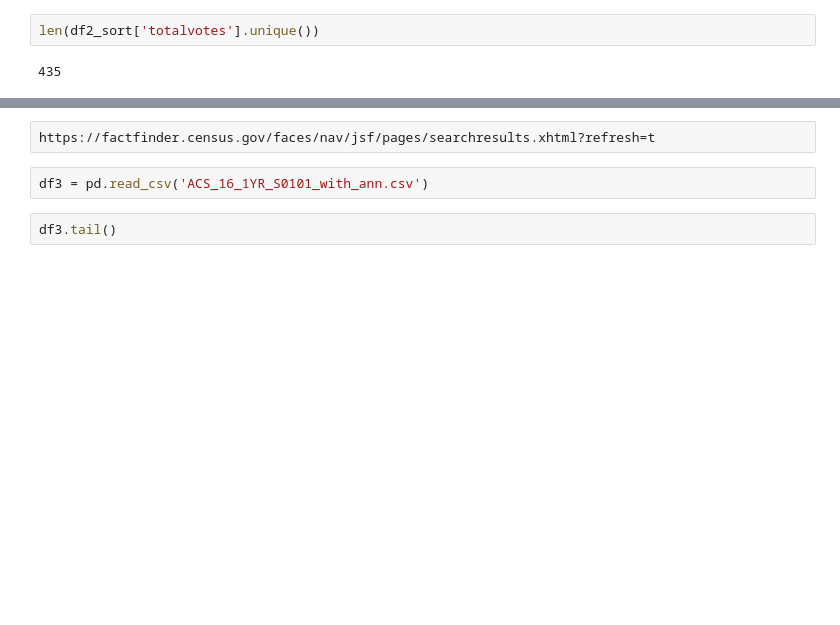
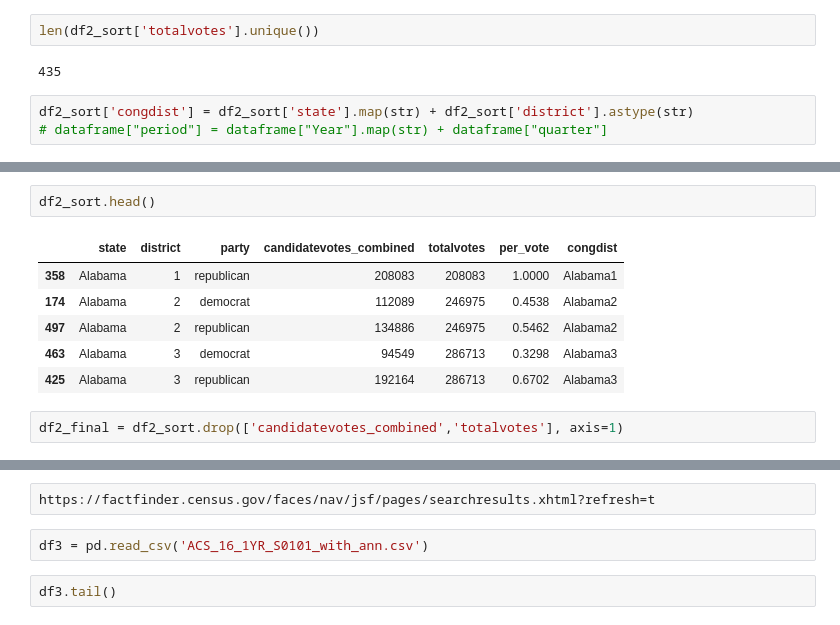
Before and after one commit to scbronder/state_predictor, a Jupyter notebook: mod2.ipynb, the cells around one changed output, grey strips where cells are left out. Saved outputs shown, nothing was run; the diff lists cells and outputs as text; blank space fills up the shorter version.

```diff
--- a/mod2.ipynb
+++ b/mod2.ipynb
@@ -156,3 +160,6 @@ df2_sort
 len(df2_sort['totalvotes'].unique())
 # %% [output]
 435
+# %%
+df2_sort['congdist'] = df2_sort['state'].map(str) + df2_sort['district'].astype(str)
+# dataframe["period"] = dataframe["Year"].map(str) + dataframe["quarter"]
@@ -158,0 +170,11 @@ len(df2_sort['totalvotes'].unique())
+# %%
+df2_sort.head()
+# %% [output]
+|  | state | district | party | candidatevotes_combined | totalvotes | per_vote | congdist |
+| 358 | Alabama | 1 | republican | 208083 | 208083 | 1.0000 | Alabama1 |
+| 174 | Alabama | 2 | democrat | 112089 | 246975 | 0.4538 | Alabama2 |
+| 497 | Alabama | 2 | republican | 134886 | 246975 | 0.5462 | Alabama2 |
+| 463 | Alabama | 3 | democrat | 94549 | 286713 | 0.3298 | Alabama3 |
+| 425 | Alabama | 3 | republican | 192164 | 286713 | 0.6702 | Alabama3 |
+# %%
+df2_final = df2_sort.drop(['candidatevotes_combined','totalvotes'], axis=1)
```
Also changed, not shown: parts of 30 cells of this notebook.
